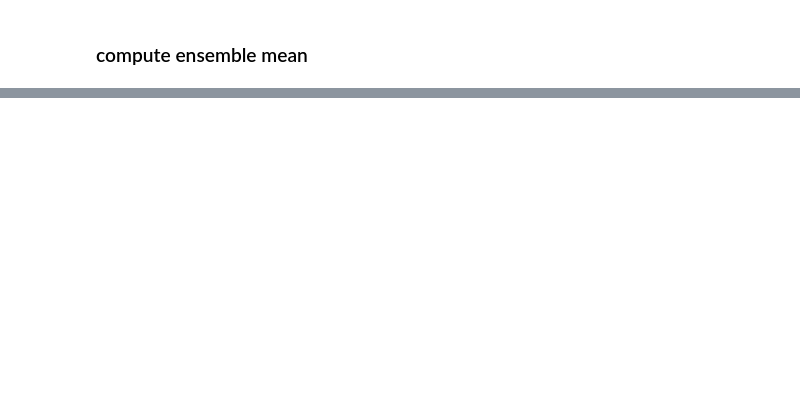
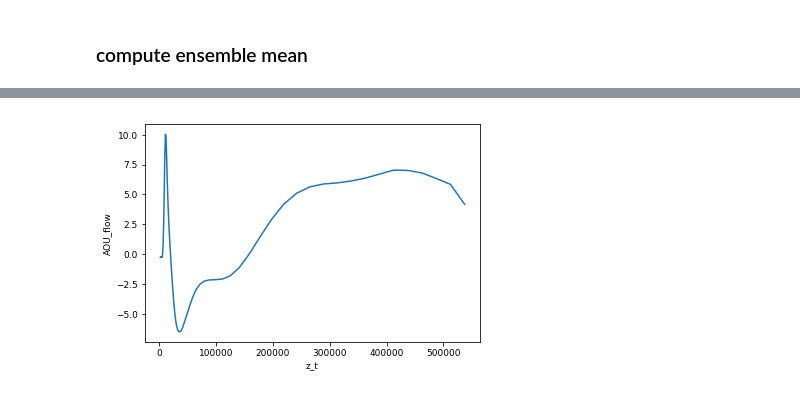
Before and after one commit to matt-long/iucn-deoxygenation-report, a Jupyter notebook: plot_cesm_global_profile.ipynb, the cells around one changed output, grey strips where cells are left out. Drawn from its saved outputs; the diff is of its cells as text; code cells hidden in the pictures; blank space fills up the shorter version.

```diff
--- a/plot_cesm_global_profile.ipynb
+++ b/plot_cesm_global_profile.ipynb
@@ -119,7 +159,6 @@ delta.O2[-1,:].plot(); delta.AOU[-1,:].plot(); delta.O2sat[-1,:].plot()
 # %%
-delta['AOU_circulation'] = delta.IAGE * baseline.OUR
-delta['AOU_our'] = baseline.IAGE * delta.OUR
-delta['AOU_est'] = delta.AOU_circulation + delta.AOU_our
-
-delta.AOU_est.plot() ; delta.AOU.plot()
+delta['AOU_flow'] = delta.IAGE*baseline.OUR_est
+delta['AOU_our'] = delta.OUR_est*baseline.IAGE
+delta['AOU_est'] = delta.AOU_flow + delta.AOU_our
+delta
 # %% [output]
@@ -126,0 +182,4 @@ AttributeError: 'Dataset' object has no attribute 'OUR'
+# %%
+delta.AOU_flow[-1,:].plot();
+# %% [output]
+[figure, added]
```
Also changed, not shown: parts of 14 cells of this notebook, 2 other files.
